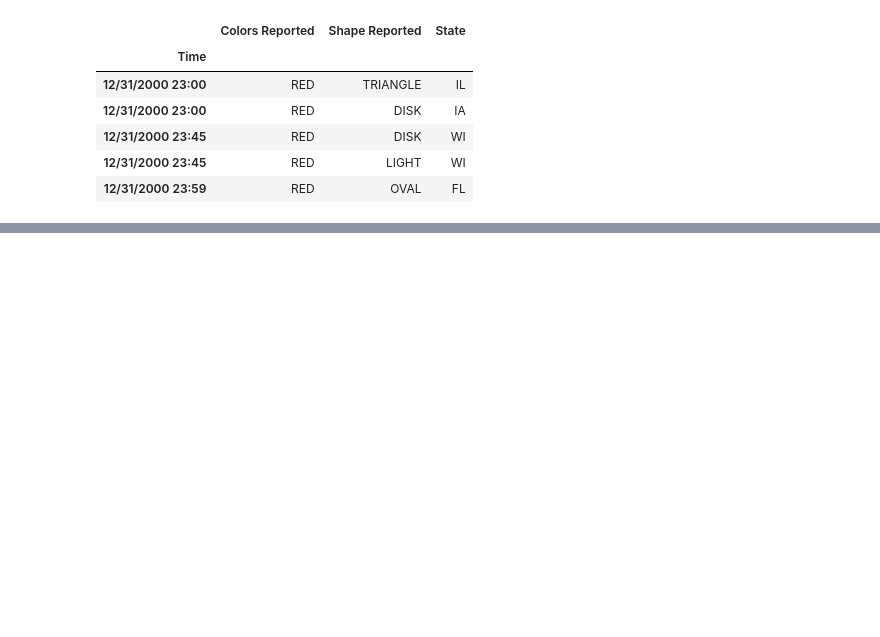
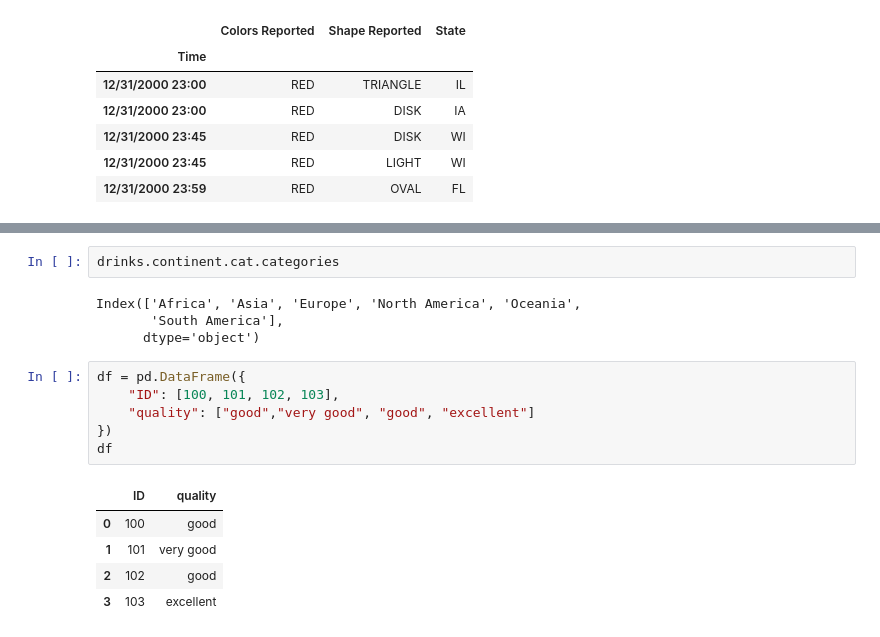
Before and after one commit to qlows/data_science, a Jupyter notebook: lab11/lab11.ipynb, the cells around one changed output, grey strips where cells are left out. Cells and saved outputs as stored; diff of their text form; blank space fills up the shorter version.

```diff
--- a/lab11/lab11.ipynb
+++ b/lab11/lab11.ipynb
@@ -639,0 +786,18 @@ ufo.fillna(method="ffill").tail()
+# %%
+drinks.continent.cat.categories
+# %% [output]
+Index(['Africa', 'Asia', 'Europe', 'North America', 'Oceania',
+       'South America'],
+      dtype='object')
+# %%
+df = pd.DataFrame({
+    "ID": [100, 101, 102, 103],
+    "quality": ["good","very good", "good", "excellent"]
+})
+df
+# %% [output]
+|  | ID | quality |
+| 0 | 100 | good |
+| 1 | 101 | very good |
+| 2 | 102 | good |
+| 3 | 103 | excellent |
```
Also changed, not shown: parts of 22 cells of this notebook.
